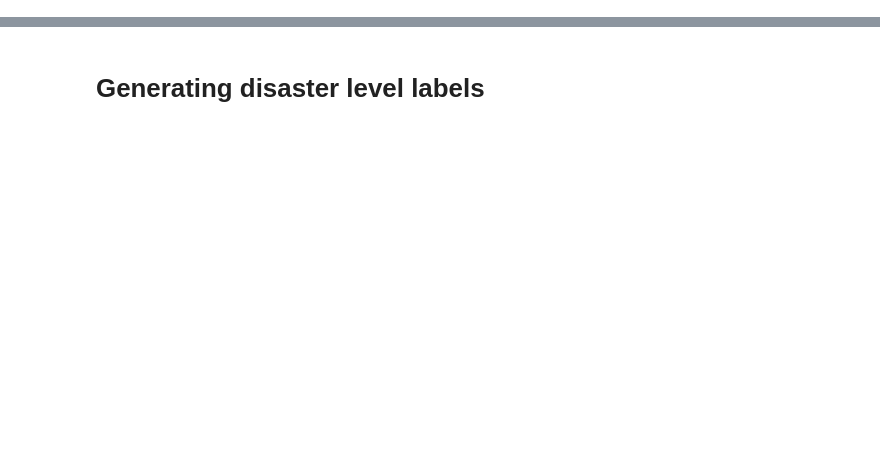
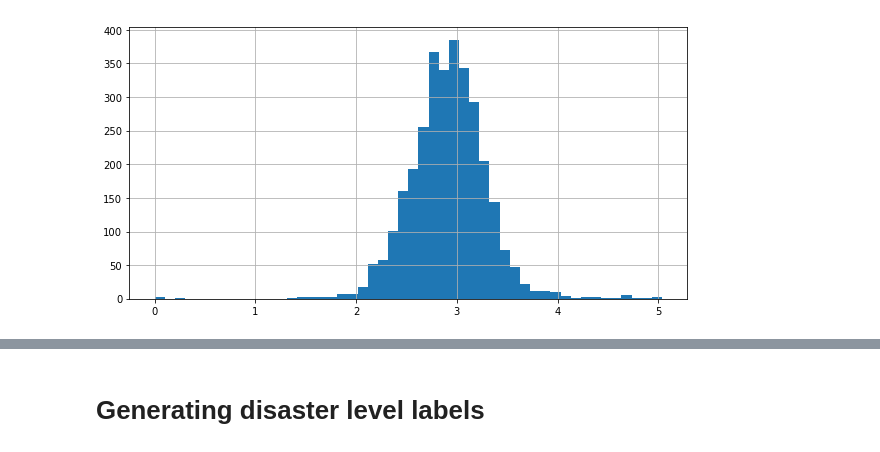
Before and after one commit to labs12-should-i-live-here/DS, a Jupyter notebook: notebooks/DMA6 - Overall disasterness.ipynb, the cells around one changed output, grey strips where cells are left out. Saved outputs shown, nothing was run; the diff lists cells and outputs as text; code cells hidden in the pictures; blank space fills up the shorter version.

```diff
--- a/notebooks/DMA6 - Overall disasterness.ipynb
+++ b/notebooks/DMA6 - Overall disasterness.ipynb
@@ -60,0 +51,3 @@ Join the disaster data with the county data and normalize by county area.
+# %%
+quakes = geopandas.read_file('../data_output/5__USGS_quakes/quakes1.geojson')
+display(quakes)
@@ -139,0 +73,14 @@ Name: danger, dtype: float64
+# %%
+# Other NOAA extreme weather events
+noaa = pd.read_csv('../data_output/6__danger/noaa_plus_quakes.csv')\
+
+# Aggregate by FIPS, keep only useful columns
+noaa = noaa.groupby('FIPS').sum()[['Winter Weather','Storm','Flood','Fire','Heat',
+                 'Drought','Hurricane']]
+
+# Sum over all storm types
+noaa['total_storms'] = noaa.sum(axis=1)
+
+# Drop individual storm data
+noaa = noaa.drop(columns=['Winter Weather','Storm','Flood','Fire','Heat',
+                 'Drought','Hurricane'])
@@ -139,0 +149,12 @@ Name: danger, dtype: float64
+# %%
+# Create unified measure of cost
+danger['overall_cost'] = danger.damage + danger.deaths*9000000 + danger.injuries*50000
+
+# Create logarithmic measure of cost
+danger['log_cost'] = np.log10(danger['overall_cost']+1)
+
+# Create unified measure of storminess
+danger['storminess'] = np.log10(danger.total_storms + danger.quake_magnitude*100 + danger.tornado_intensity*100 +1)
+
+# Create unified measure of badness
+danger['badness'] = danger['log_cost'] + danger['storminess']
@@ -139,0 +173,6 @@ Name: danger, dtype: float64
+# %%
+fig, ax = plt.subplots(figsize=(10,5))
+danger['storminess'].hist(ax=ax, bins=50);
+plt.show()
+# %% [output]
+[figure, added]
```
Also changed, not shown: parts of 32 cells of this notebook.
